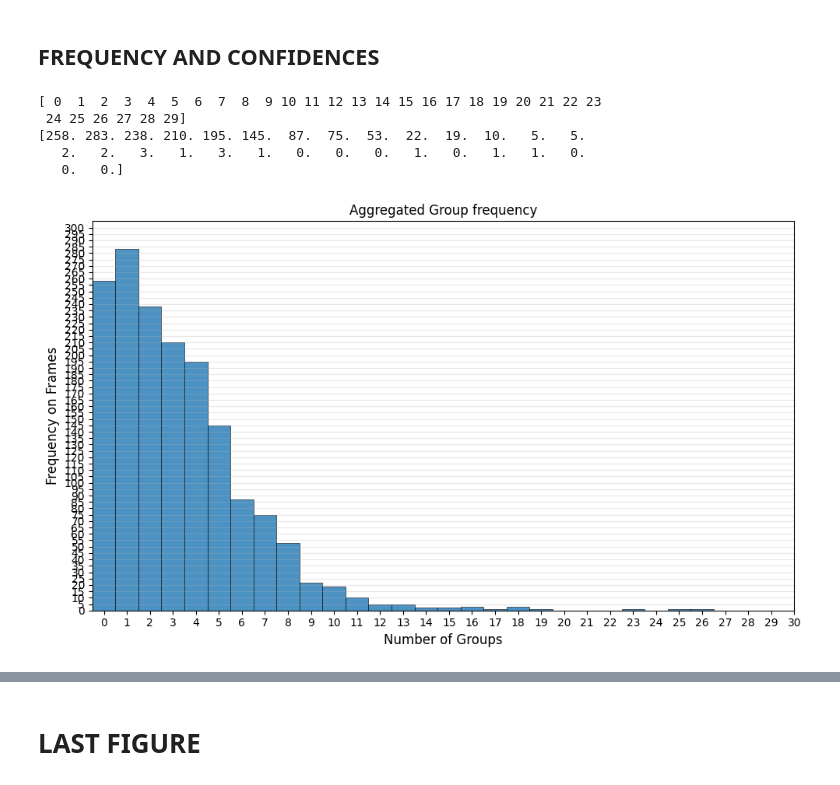
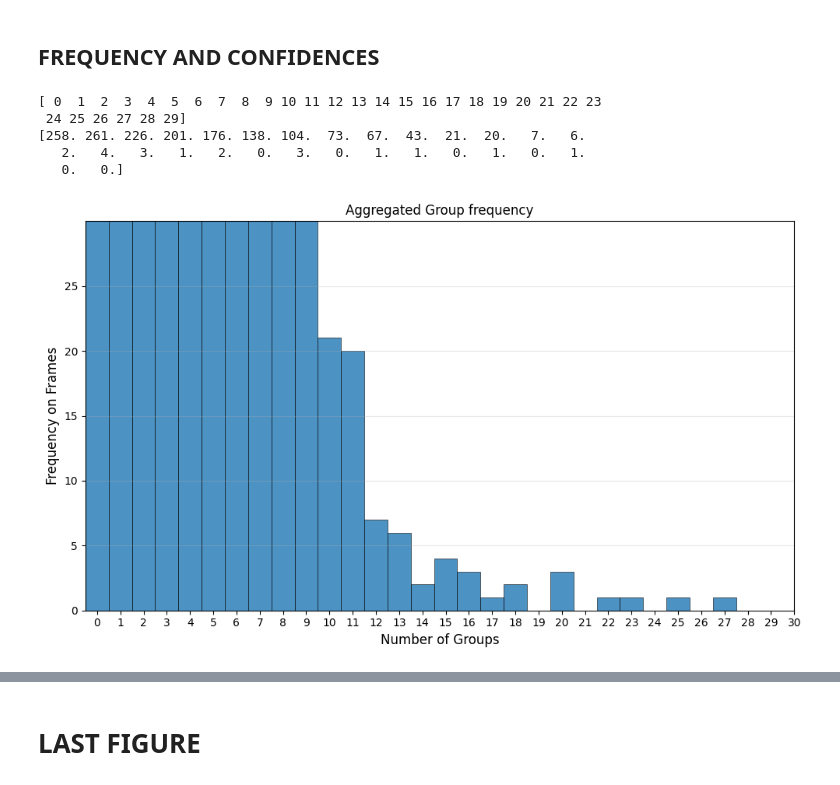
Before and after one commit to Artcs1/web_annotation_tool, a Jupyter notebook: notebooks/merge_annotations.ipynb, the cells around one changed output, grey strips where cells are left out. Drawn from its saved outputs; the diff is of its cells as text; code cells hidden in the pictures.

```diff
--- a/notebooks/merge_annotations.ipynb
+++ b/notebooks/merge_annotations.ipynb
@@ -158,7 +158,7 @@ for folder in video_folders:
 
                 for current_group in groups:
                     #print(current_group)
-                    if calculate_iou(annotator_box, current_group['bbox']) > 0.3:
+                    if calculate_iou(annotator_box, current_group['bbox']) > 0.5:
                         matched = True
                         break
 
@@ -321,35 +418,35 @@ categories = np.arange(0,len(frequencies))
 # COCO (3.5)
 ours = frequencies
 print(np.arange(30))
 print(ours[:30])
 # Create the plot
 plt.figure(figsize=(10, 6))
 
 # Plot bar chart
 plt.bar(categories, ours, width=1.0, alpha=0.8, edgecolor='black', linewidth=0.5)
 
 # Customize the plot
 plt.xlabel('Number of Groups', fontsize=12)
 plt.ylabel('Frequency on Frames', fontsize=12)
 plt.title('Aggregated Group frequency', fontsize=12)
 plt.xticks(categories)
-plt.yticks(np.arange(0, 305, 5))
-plt.ylim(0, 305)
+plt.yticks(np.arange(0, 30, 5))
+plt.ylim(0, 30)
 plt.xlim(-0.5, 30)
 plt.grid(True, alpha=0.3, axis='y')
 #plt.legend(loc='upper right', fontsize=10)
 
 # Format y-axis as percentages
 ax = plt.gca()
 #ax.yaxis.set_major_formatter(plt.FuncFormatter(lambda y, _: f'{int(y)}%'))
 
 plt.tight_layout()
 plt.savefig('../results/fig_annotations/Aggregated_Group_Frequency.pdf', format='pdf', bbox_inches='tight')
 plt.show()
 # %% [output]
 [ 0  1  2  3  4  5  6  7  8  9 10 11 12 13 14 15 16 17 18 19 20 21 22 23
  24 25 26 27 28 29]
-[258. 283. 238. 210. 195. 145.  87.  75.  53.  22.  19.  10.   5.   5.
-   2.   2.   3.   1.   3.   1.   0.   0.   0.   1.   0.   1.   1.   0.
+[258. 261. 226. 201. 176. 138. 104.  73.  67.  43.  21.  20.   7.   6.
+   2.   4.   3.   1.   2.   0.   3.   0.   1.   1.   0.   1.   0.   1.
    0.   0.]
-[figure, old version]
+[figure, new version]
```
Also changed, not shown: parts of 8 cells of this notebook, 12 other files.
